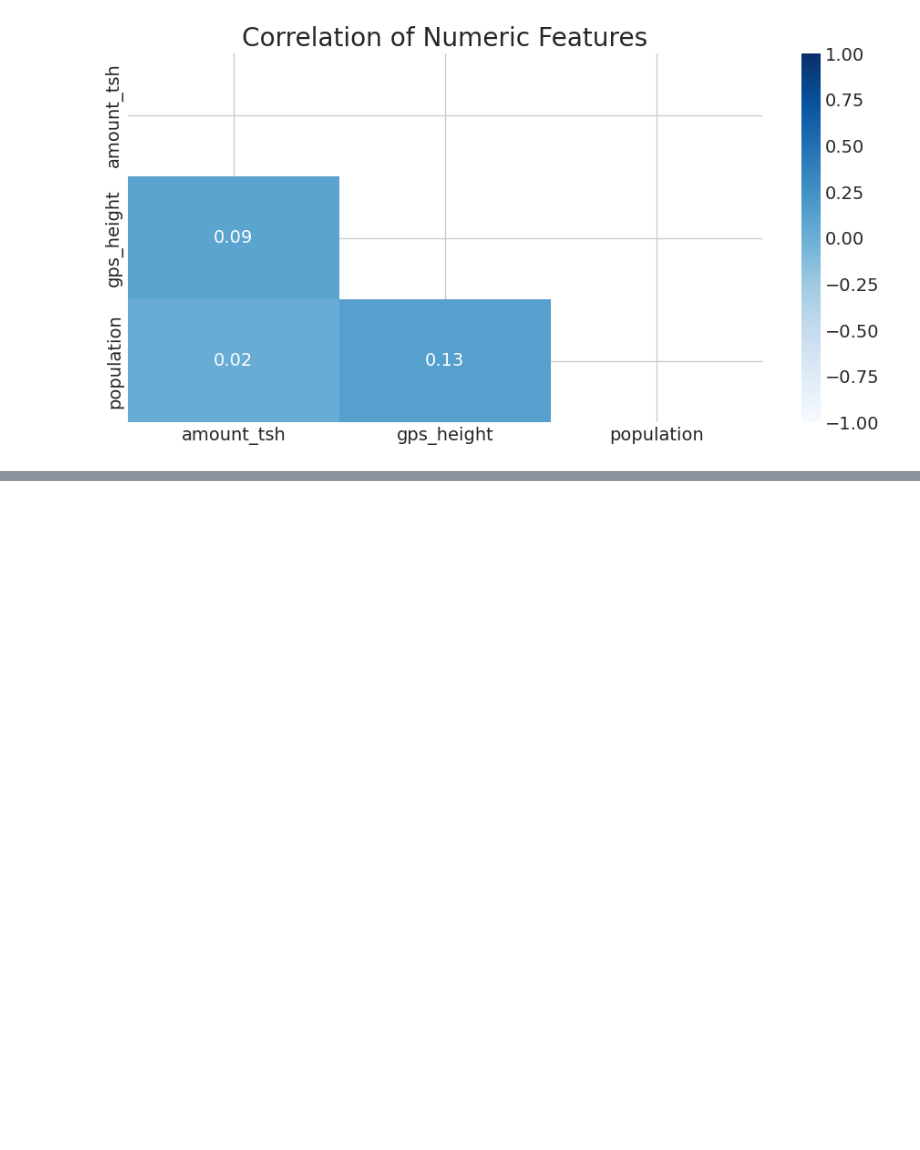
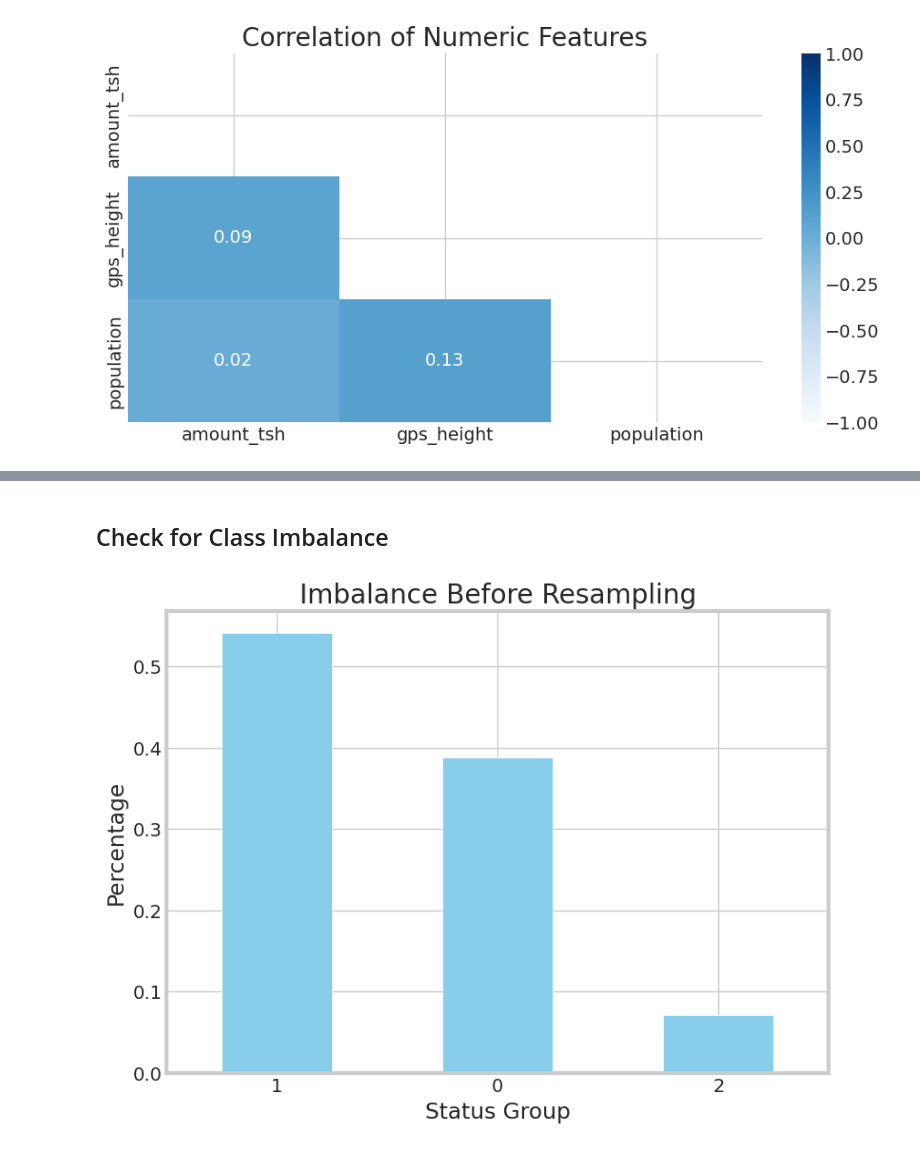
Before and after one commit to Josphatkimani/Tanzania_Water_Wells-Prediction, a Jupyter notebook: wells.ipynb, the cells around one changed output, grey strips where cells are left out. Drawn from its saved outputs; the diff is of its cells as text; code cells hidden in the pictures; blank space fills up the shorter version.

```diff
--- a/wells.ipynb
+++ b/wells.ipynb
@@ -976,0 +1000,5 @@ corrmatrix(new_data)
+# %%
+#view the new data
+import pandas as pd
+df = pd.read_csv('wells_cleaned_data.csv')
+df.head()
@@ -976,0 +1012,3 @@ corrmatrix(new_data)
+# %%
+#get copy of our dataframe
+dfcopy = df.copy()
@@ -976,0 +1026,3 @@ corrmatrix(new_data)
+# %%
+new_status_group = {'non functional': 0, 'functional': 1, 'functional needs repair' : 2}
+dfcopy['status_group'] = dfcopy['status_group'].replace(new_status_group)
@@ -976,0 +1083,15 @@ corrmatrix(new_data)
+# %% [markdown]
+## Check for Class Imbalance
+# %%
+import matplotlib.pyplot as plt
+
+# Check imbalance before resampling
+plt.figure(figsize=(8, 6))
+dfcopy['status_group'].value_counts(normalize=True).plot(kind='bar', color='skyblue')
+plt.title('Imbalance Before Resampling')
+plt.xlabel('Status Group')
+plt.ylabel('Percentage')
+plt.xticks(rotation=0)
+plt.show()
+# %% [output]
+[figure, added]
```
Also changed, not shown: parts of 20 cells of this notebook.
